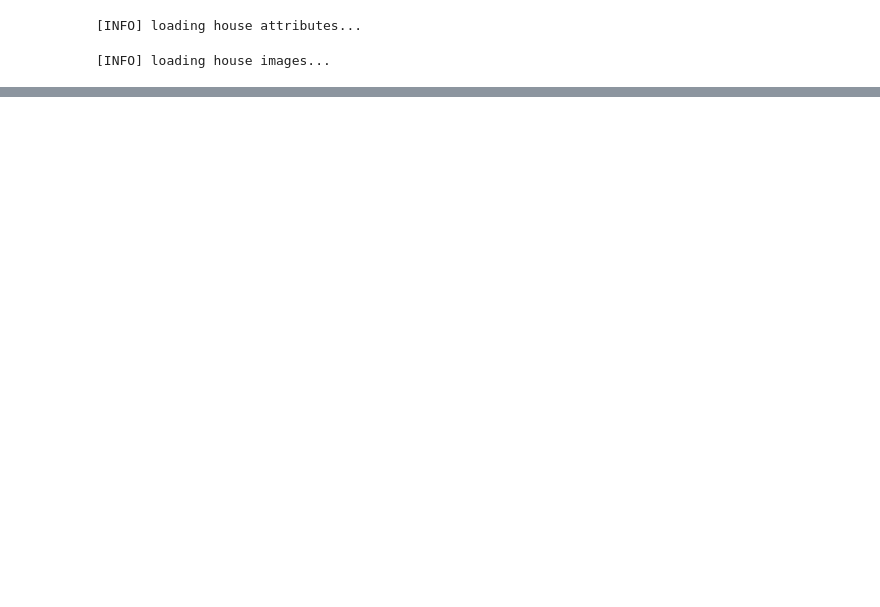
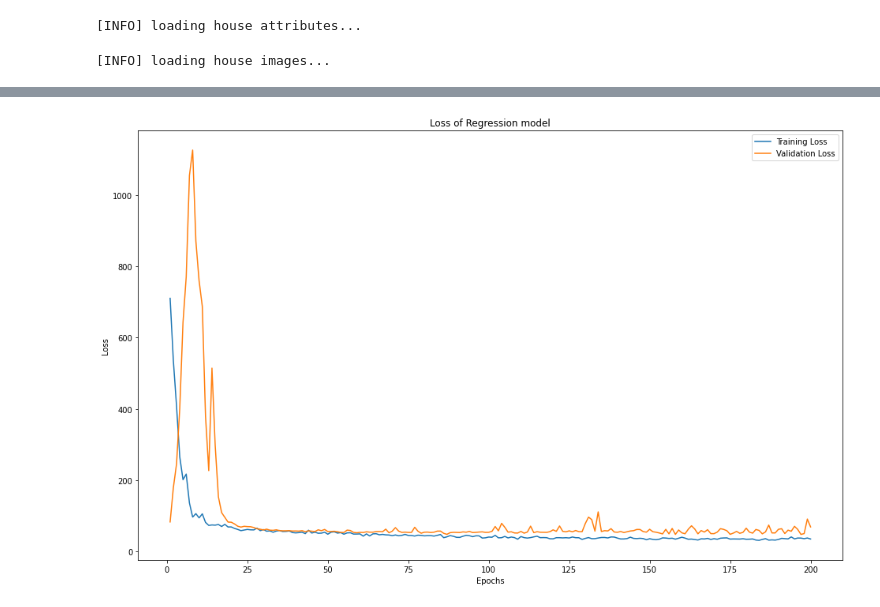
Before and after one commit to sahupra1357/HousingRateRegression, a Jupyter notebook: cnn_regressionGraph.ipynb, the cells around one changed output, grey strips where cells are left out. Cells and saved outputs as stored; diff of their text form; code cells hidden in the pictures; blank space fills up the shorter version.

```diff
--- a/cnn_regressionGraph.ipynb
+++ b/cnn_regressionGraph.ipynb
@@ -107,15 +106,17 @@ Epoch 200/200
 # %%
 import matplotlib.pyplot as plt
 plt.figure(figsize=(16,10))
-epochs = range(1, len(regression_hist.history['accuracy']) + 1)
-plt.plot(epochs, regression_hist.history['loss'], label='Training Loss')
-plt.plot(epochs, regression_hist.history['val_loss'], label='Validation Loss')
+epochs = range(1, len(cnn_hist.history['loss']) + 1)
+plt.plot(epochs, cnn_hist.history['loss'], label='Training Loss')
+plt.plot(epochs, cnn_hist.history['val_loss'], label='Validation Loss')
 
 plt.title('Loss of Regression model')
 plt.xlabel('Epochs')
 plt.ylabel('Loss')
 plt.legend()
 plt.show()
+# %% [output]
+[figure, added]
 # %%
 # make predictions on the testing data
 print("[INFO] predicting house prices...")
```
Also changed, not shown: parts of 4 cells of this notebook.
